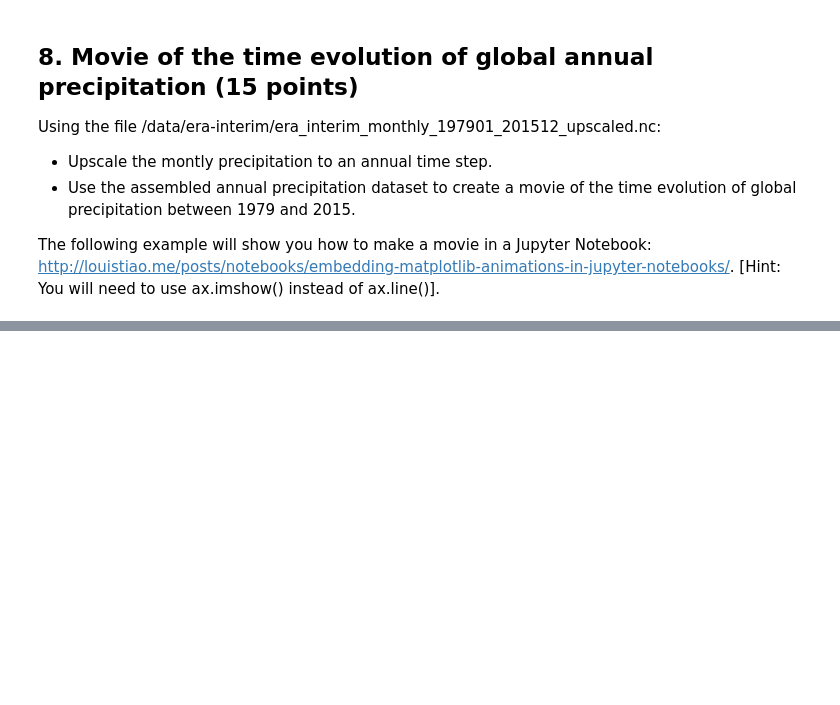
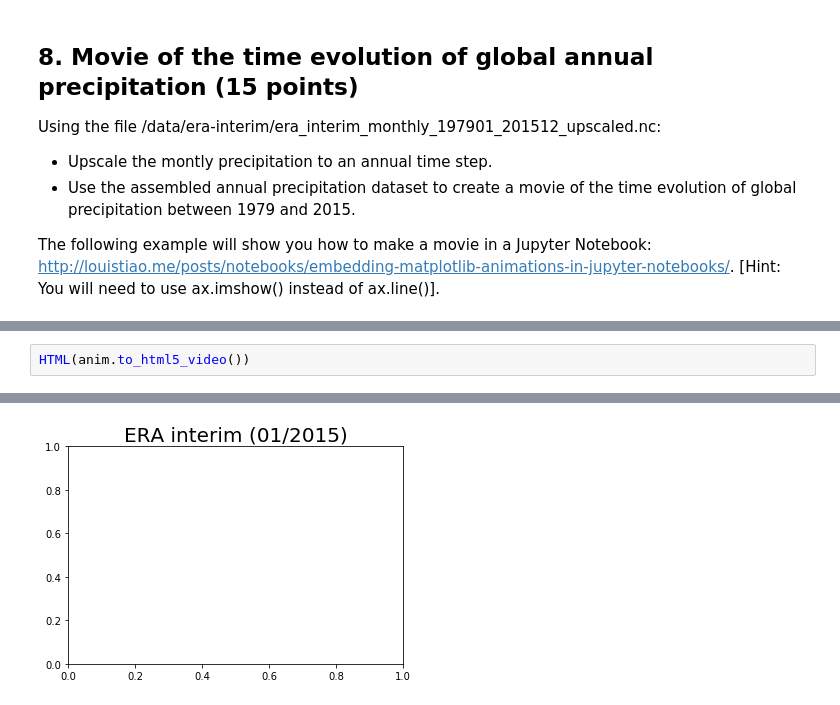
Before and after one commit to LG0123/ESDA_LG0123, a Jupyter notebook: HW1.ipynb, the cells around one changed output, grey strips where cells are left out. Saved outputs shown, nothing was run; the diff lists cells and outputs as text; blank space fills up the shorter version.

```diff
--- a/HW1.ipynb
+++ b/HW1.ipynb
@@ -730,0 +751,3 @@ plt.show()
+# %%
+HTML(anim.to_html5_video())
+# %% [output]
@@ -730,0 +755 @@ plt.show()
+[figure, added]
```
Also changed, not shown: parts of 4 cells of this notebook.
